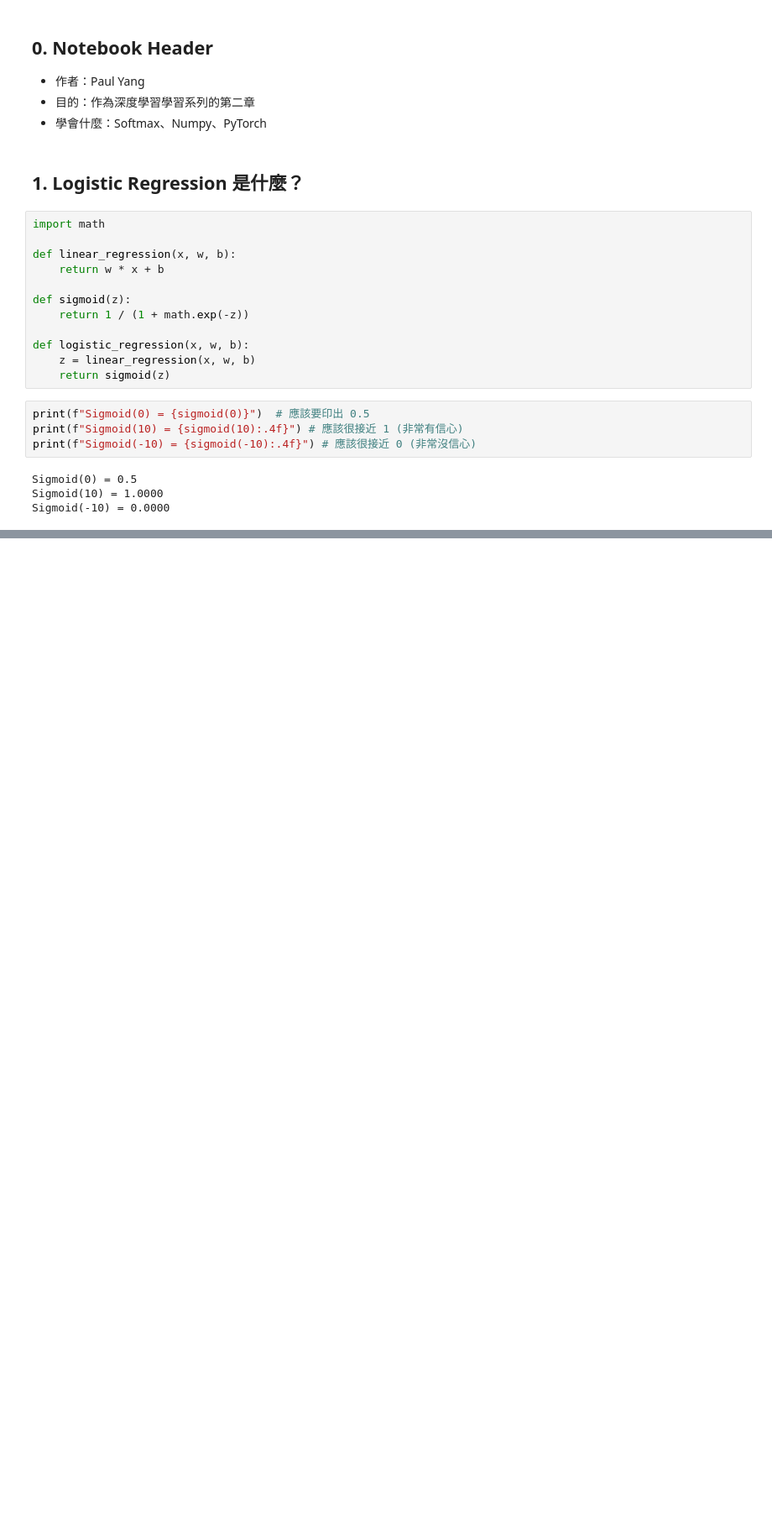
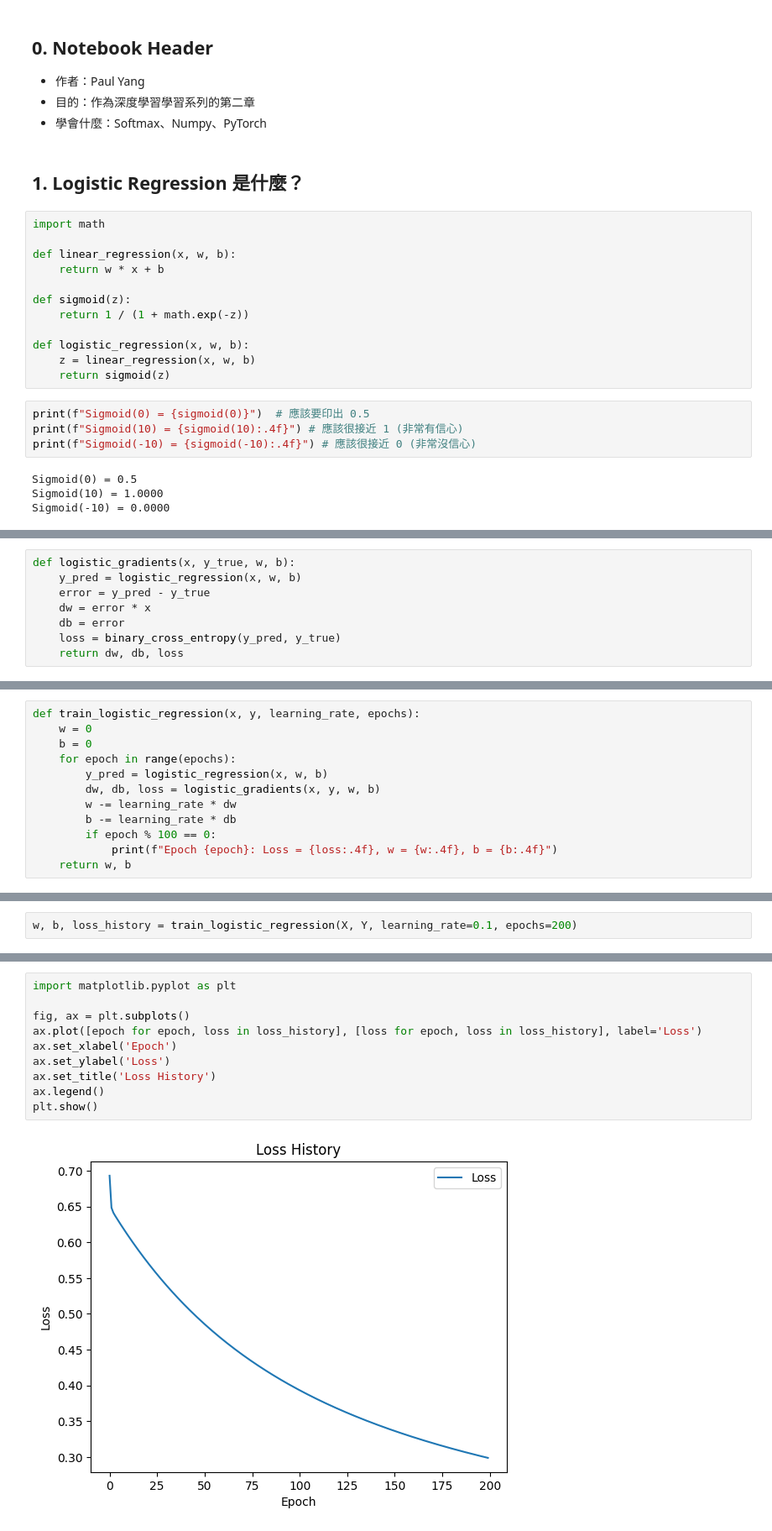
Before and after one commit to Paulyang80/DeepLearningLab, a Jupyter notebook: notebooks/02-logistic-regression.ipynb, the cells around one changed output, grey strips where cells are left out. Shown at 84% size. Drawn from its saved outputs; the diff is of its cells as text; blank space fills up the shorter version.

Commit message:
Logistic Regression(Python)

```diff
--- a/notebooks/02-logistic-regression.ipynb
+++ b/notebooks/02-logistic-regression.ipynb
@@ -29,0 +215,8 @@ Sigmoid(-10) = 0.0000
+# %%
+def logistic_gradients(x, y_true, w, b):
+    y_pred = logistic_regression(x, w, b)
+    error = y_pred - y_true
+    dw = error * x
+    db = error
+    loss = binary_cross_entropy(y_pred, y_true)
+    return dw, db, loss
@@ -29,0 +225,12 @@ Sigmoid(-10) = 0.0000
+# %%
+def train_logistic_regression(x, y, learning_rate, epochs):
+    w = 0
+    b = 0
+    for epoch in range(epochs):
+        y_pred = logistic_regression(x, w, b)
+        dw, db, loss = logistic_gradients(x, y, w, b)
+        w -= learning_rate * dw
+        b -= learning_rate * db
+        if epoch % 100 == 0:
+            print(f"Epoch {epoch}: Loss = {loss:.4f}, w = {w:.4f}, b = {b:.4f}")
+    return w, b
@@ -29,0 +285,2 @@ Sigmoid(-10) = 0.0000
+# %%
+w, b, loss_history = train_logistic_regression(X, Y, learning_rate=0.1, epochs=200)
@@ -29,0 +326,12 @@ Sigmoid(-10) = 0.0000
+# %%
+import matplotlib.pyplot as plt
+
+fig, ax = plt.subplots()
+ax.plot([epoch for epoch, loss in loss_history], [loss for epoch, loss in loss_history], label='Loss')
+ax.set_xlabel('Epoch')
+ax.set_ylabel('Loss')
+ax.set_title('Loss History')
+ax.legend()
+plt.show()
+# %% [output]
+[figure, added]
```
Also changed, not shown: parts of 14 cells of this notebook.
